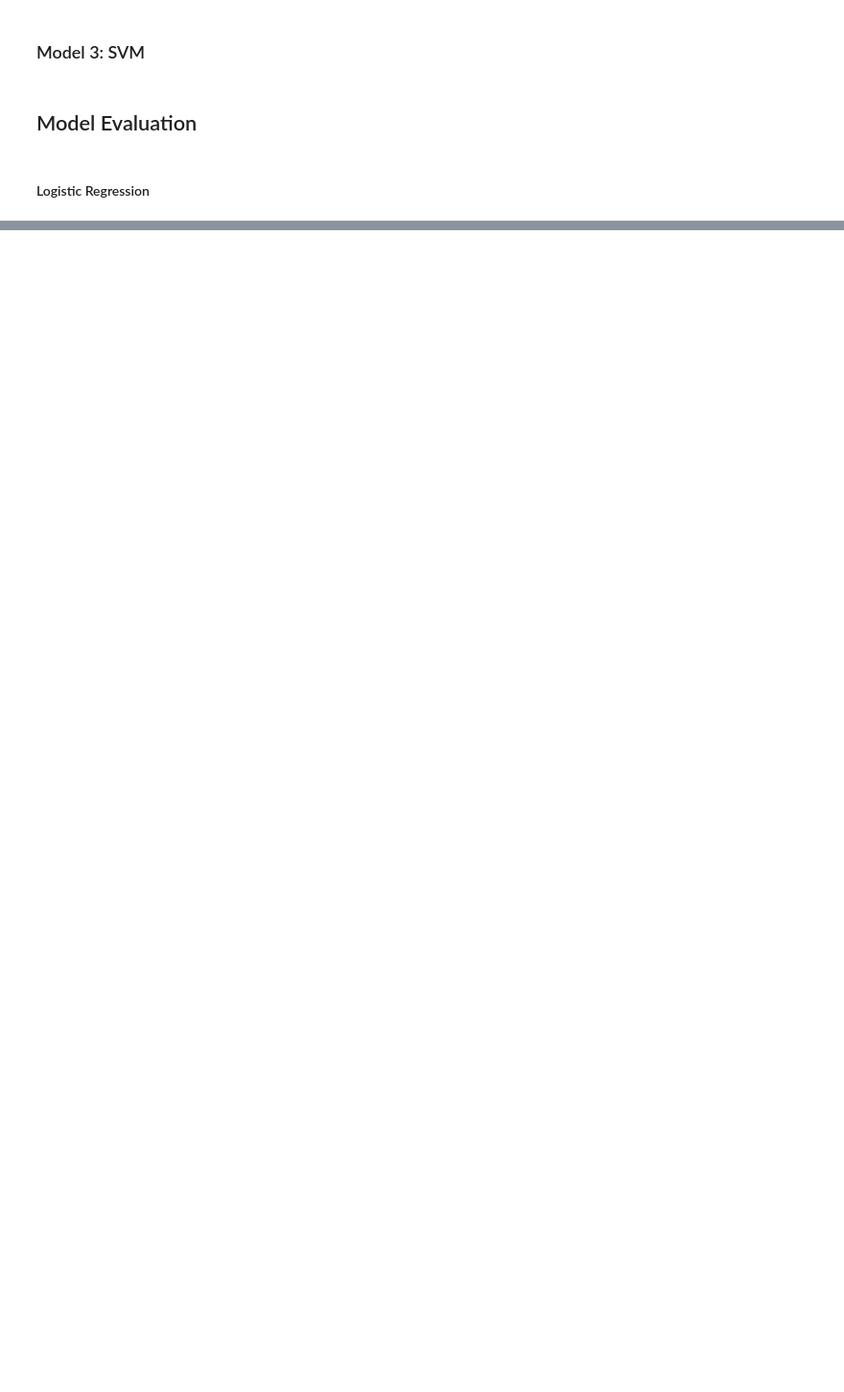
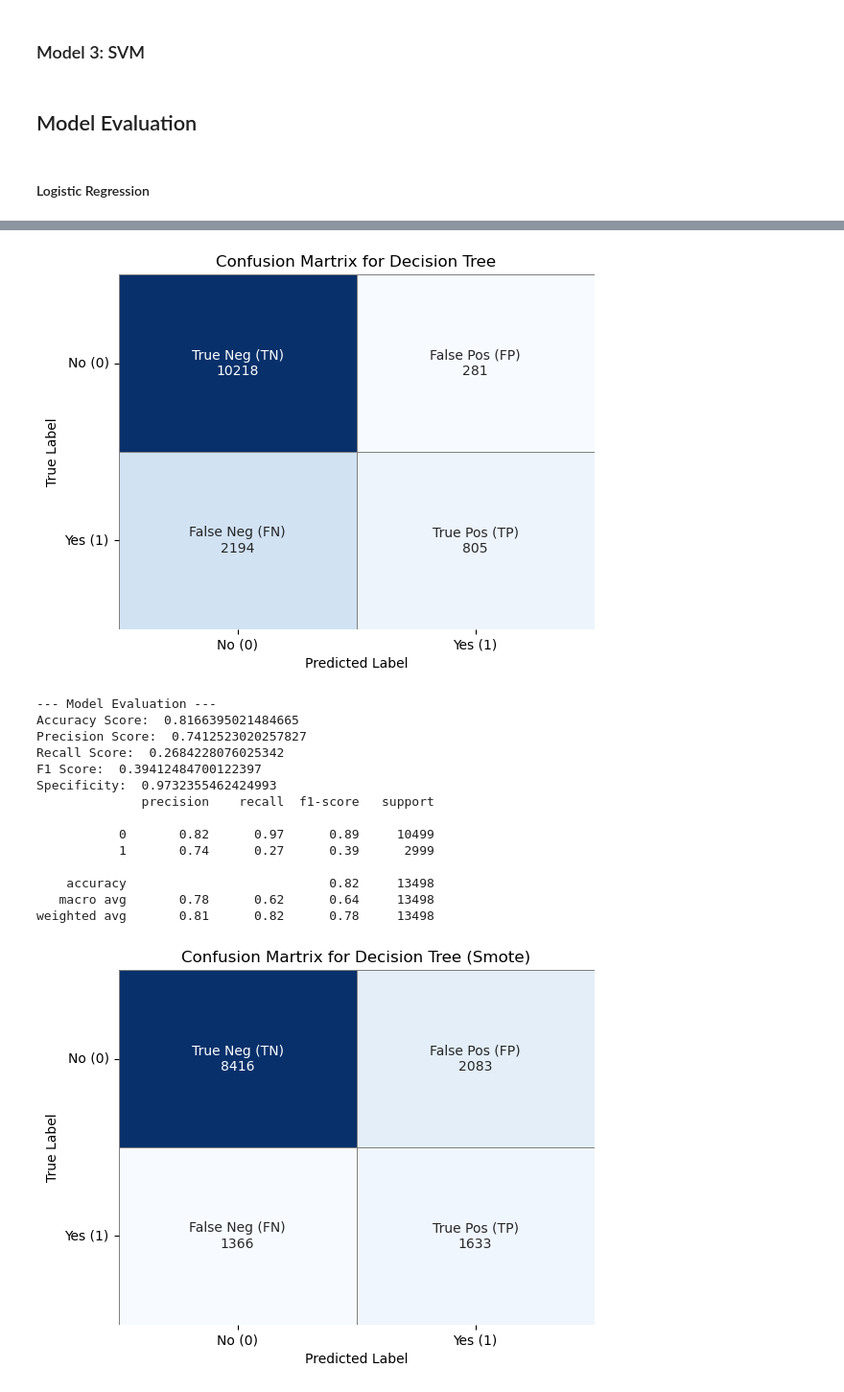
Before and after one commit to jb705249/SJU_DSS_740_Final_Project, a Jupyter notebook: Scr/all_models.ipynb, the cells around one changed output, grey strips where cells are left out. Shown at 96% size. Drawn from its saved outputs; the diff is of its cells as text; code cells hidden in the pictures; blank space fills up the shorter version.

```diff
--- a/Scr/all_models.ipynb
+++ b/Scr/all_models.ipynb
@@ -328,0 +319,25 @@ Specificity:  0.6671111534431851
+# %%
+#Base Model
+dt_predictions = dt_model.predict(X_test_scaled)
+print(cm(dt_predictions, y_test, 'Decision Tree'))
+
+#Smote Model
+smote_dt_predictions = smote_dt_model.predict(X_smote_test)
+print(cm(smote_dt_predictions, y_smote_test, 'Decision Tree', smote=True))
+# %% [output]
+[figure, added]
+--- Model Evaluation ---
+Accuracy Score:  0.8166395021484665
+Precision Score:  0.7412523020257827
+Recall Score:  0.2684228076025342
+F1 Score:  0.39412484700122397
+Specificity:  0.9732355462424993
+              precision    recall  f1-score   support
+
+           0       0.82      0.97      0.89     10499
+           1       0.74      0.27      0.39      2999
+
+    accuracy                           0.82     13498
+   macro avg       0.78      0.62      0.64     13498
+weighted avg       0.81      0.82      0.78     13498
+[figure, added]
```
Also changed, not shown: parts of 21 cells of this notebook.
